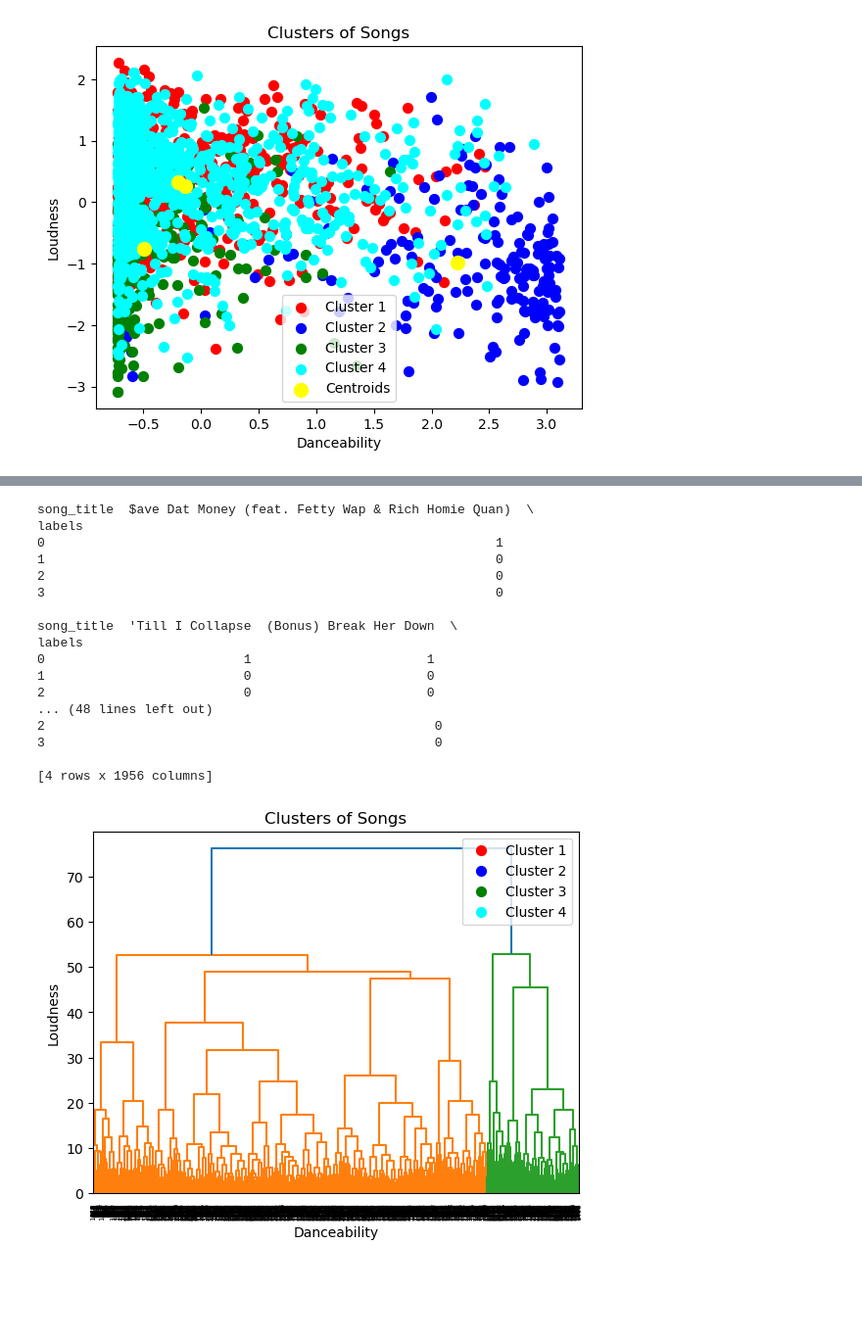
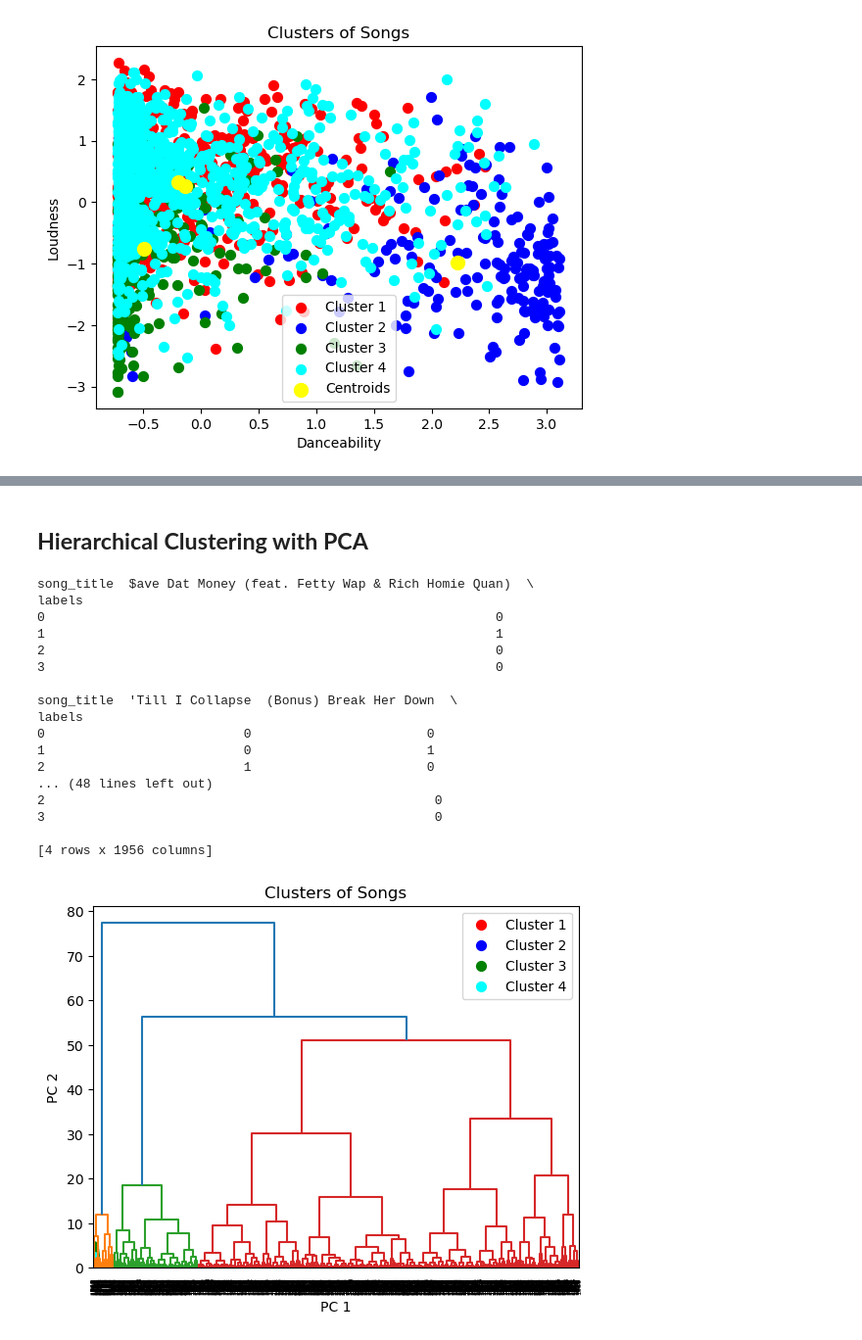
Before and after one commit to santiagoarevalo/clustering-spotify-songs-dataset, a Jupyter notebook: clustering.ipynb, the cells around one changed output, grey strips where cells are left out. Shown at 98% size. Drawn from its saved outputs; the diff is of its cells as text; code cells hidden in the pictures; blank space fills up the shorter version.

Commit message:
feat: Hierarchical clustering with PCA added

```diff
--- a/clustering.ipynb
+++ b/clustering.ipynb
@@ -178,54 +305,53 @@ plt.show()
+# %% [markdown]
+## **Hierarchical Clustering with PCA**
 # %%
-# Apply Hierarchical Clustering
-# Path: clustering-spotify_songs_dataset.ipynb
-import scipy.cluster.hierarchy as sch
+# Do Hierarchical Clustering with PCA
 
 # Create a dendrogram
-dendrogram = sch.dendrogram(sch.linkage(dataset_scaled, method='ward'))
+dendrogram = sch.dendrogram(sch.linkage(pca_features, method='ward'))
 
 # Create a Hierarchical Clustering model with 4 clusters
-from sklearn.cluster import AgglomerativeClustering
 hc = AgglomerativeClustering(n_clusters=4, affinity='euclidean', linkage='ward')
 
 # Fit and predict the clusters
-y_hc = hc.fit_predict(dataset_scaled)
+y_hc = hc.fit_predict(pca_features)
 y_hc
 
 # Create a DataFrame with labels and species as columns: df
 df = pd.DataFrame({'labels': y_hc, 'song_title': song_titles})
 
 # Create crosstab: ct
 ct = pd.crosstab(df['labels'], df['song_title'])
 
 # Display ct
 print(ct)
 
 # Plot the clusters
-plt.scatter(dataset_scaled[y_hc == 0, 0], dataset_scaled[y_hc == 0, 1], s=50, c='red', label='Cluster 1')
-plt.scatter(dataset_scaled[y_hc == 1, 0], dataset_scaled[y_hc == 1, 1], s=50, c='blue', label='Cluster 2')
-plt.scatter(dataset_scaled[y_hc == 2, 0], dataset_scaled[y_hc == 2, 1], s=50, c='green', label='Cluster 3')
-plt.scatter(dataset_scaled[y_hc == 3, 0], dataset_scaled[y_hc == 3, 1], s=50, c='cyan', label='Cluster 4')
+plt.scatter(pca_features[y_hc == 0, 0], pca_features[y_hc == 0, 1], s=50, c='red', label='Cluster 1')
+plt.scatter(pca_features[y_hc == 1, 0], pca_features[y_hc == 1, 1], s=50, c='blue', label='Cluster 2')
+plt.scatter(pca_features[y_hc == 2, 0], pca_features[y_hc == 2, 1], s=50, c='green', label='Cluster 3')
+plt.scatter(pca_features[y_hc == 3, 0], pca_features[y_hc == 3, 1], s=50, c='cyan', label='Cluster 4')
 plt.title('Clusters of Songs')
-plt.xlabel('Danceability')
-plt.ylabel('Loudness')
+plt.xlabel('PC 1')
+plt.ylabel('PC 2')
 plt.legend()
 plt.show()
 # %% [output]
 song_title  $ave Dat Money (feat. Fetty Wap & Rich Homie Quan)  \
 labels
-0                                                           1
-1                                                           0
+0                                                           0
+1                                                           1
 2                                                           0
 3                                                           0
 
 song_title  'Till I Collapse  (Bonus) Break Her Down  \
 labels
-0                          1                       1
-1                          0                       0
-2                          0                       0
+0                          0                       0
+1                          0                       1
+2                          1                       0
 ... (48 lines left out)
 2                                                   0
 3                                                   0
 
 [4 rows x 1956 columns]
-[figure, old version]
+[figure, new version]
```
Also changed, not shown: parts of 24 cells of this notebook.
